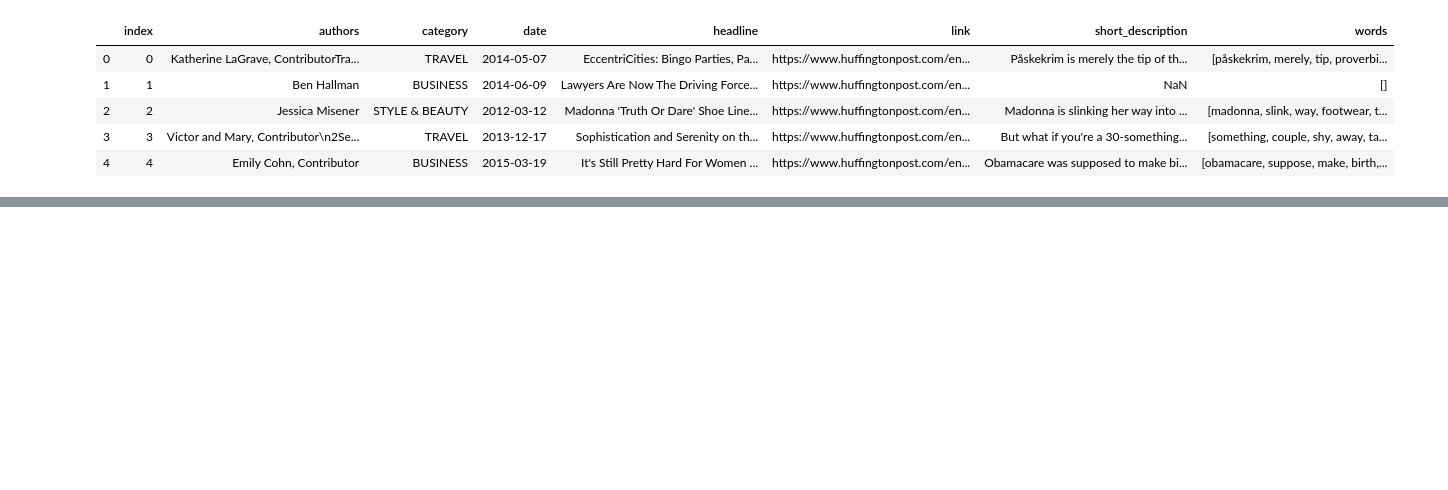
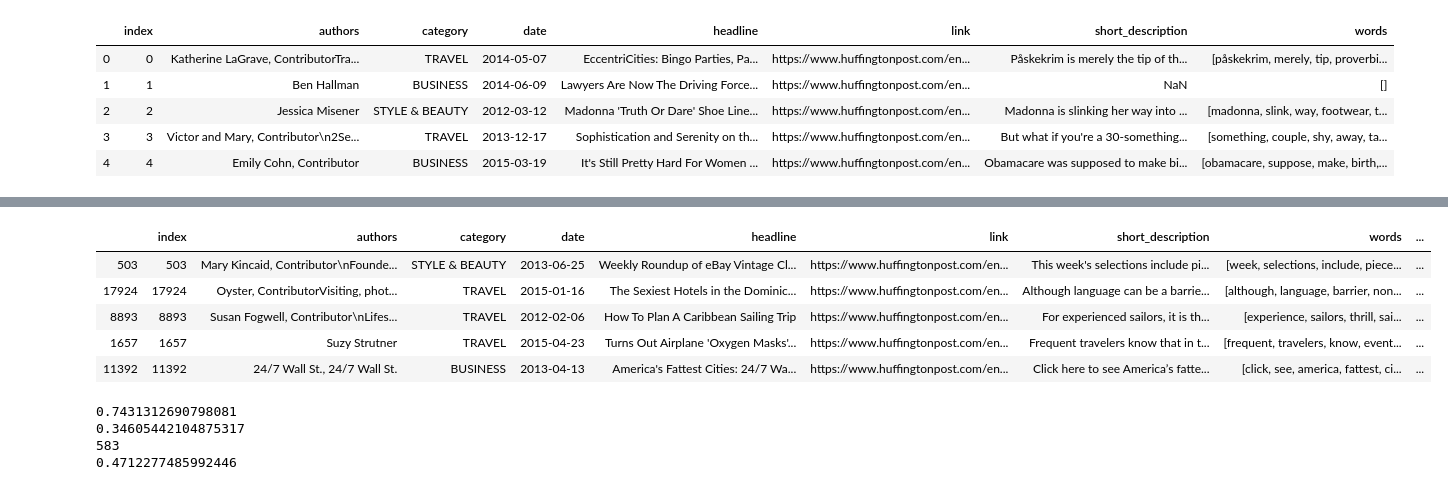
Before and after one commit to MNourbakhsh75/AI-CA3, a Jupyter notebook: CA3.ipynb, the cells around one changed output, grey strips where cells are left out. Saved outputs shown, nothing was run; the diff lists cells and outputs as text; code cells hidden in the pictures; blank space fills up the shorter version.

```diff
--- a/CA3.ipynb
+++ b/CA3.ipynb
@@ -139,0 +201,58 @@ accuracy
+# %%
+for index,row in evaluateData.iterrows():
+    travelPriorProbability = len(trainTravel)/(len(trainTravel)+len(trainBusiness)+len(trainSB))
+    businessPriorProbability = len(trainBusiness)/(len(trainTravel)+len(trainBusiness)+len(trainSB))
+    sbPriorProbability = len(trainSB)/(len(trainTravel)+len(trainBusiness)+len(trainSB))
+    words = set(row['words'])
+    for word in words:
+        if word in allTrainDataWords:
+            travelPriorProbability *= allDataFrame.at[word,'Travel Probability']
+            businessPriorProbability *= allDataFrame.at[word,'Business Probability']
+            sbPriorProbability *= allDataFrame.at[word,'Style & Beauty Probability']
+    evaluateData.at[index,'Travel Probability'] = travelPriorProbability
+    evaluateData.at[index,'Business Probability'] = businessPriorProbability
+    evaluateData.at[index,'Style & Beauty Probability'] = sbPriorProbability
+    if travelPriorProbability >= businessPriorProbability and travelPriorProbability >= sbPriorProbability:
+        evaluateData.at[index,'Prediction'] = 'TRAVEL'
+    if businessPriorProbability >= travelPriorProbability and businessPriorProbability >= sbPriorProbability:
+        evaluateData.at[index,'Prediction'] = 'BUSINESS'
+    if sbPriorProbability >= travelPriorProbability and sbPriorProbability>= businessPriorProbability:
+        evaluateData.at[index,'Prediction'] = 'STYLE & BEAUTY'
+# %%
+evaluateData.head()
+# %% [output]
+|  | index | authors | category | date | headline | link | short_description | words | ... |
+| 503 | 503 | Mary Kincaid, Contributor\nFounde... | STYLE & BEAUTY | 2013-06-25 | Weekly Roundup of eBay Vintage Cl... | https://www.huffingtonpost.com/en... | This week's selections include pi... | [week, selections, include, piece... | ... |
+| 17924 | 17924 | Oyster, ContributorVisiting, phot... | TRAVEL | 2015-01-16 | The Sexiest Hotels in the Dominic... | https://www.huffingtonpost.com/en... | Although language can be a barrie... | [although, language, barrier, non... | ... |
+| 8893 | 8893 | Susan Fogwell, Contributor\nLifes... | TRAVEL | 2012-02-06 | How To Plan A Caribbean Sailing Trip | https://www.huffingtonpost.com/en... | For experienced sailors, it is th... | [experience, sailors, thrill, sai... | ... |
+| 1657 | 1657 | Suzy Strutner | TRAVEL | 2015-04-23 | Turns Out Airplane 'Oxygen Masks'... | https://www.huffingtonpost.com/en... | Frequent travelers know that in t... | [frequent, travelers, know, event... | ... |
+| 11392 | 11392 | 24/7 Wall St., 24/7 Wall St. | BUSINESS | 2013-04-13 | America's Fattest Cities: 24/7 Wa... | https://www.huffingtonpost.com/en... | Click here to see America’s fatte... | [click, see, america, fattest, ci... | ... |
+# %%
+evaluateData['Correct'] = (evaluateData['category'] == evaluateData['Prediction'])
+correctDetected = (evaluateData['Correct']).sum()
+accuracy =  correctDetected / len(evaluateData)
+AllOfTravel = (evaluateData['category'] == 'TRAVEL').sum()
+AllOfBusiness = (evaluateData['category'] == 'BUSINESS').sum()
+AllOfSB = (evaluateData['category'] == 'STYLE & BEAUTY').sum()
+correctTravel = (evaluateData.loc[(evaluateData['Correct'] == True) & (dataFrame['category'] == 'TRAVEL')].all(axis='columns')).sum()
+correctBusiness = (evaluateData.loc[(evaluateData['Correct'] == True) & (dataFrame['category'] == 'BUSINESS')].all(axis='columns')).sum()
+correctSB = (evaluateData.loc[(evaluateData['Correct'] == True) & (dataFrame['category'] == 'STYLE & BEAUTY')].all(axis='columns')).sum()
+AllTravelDetected = (evaluateData['Prediction'] == 'TRAVEL').sum()
+AllSBDetected = (evaluateData['Prediction'] == 'STYLE & BEAUTY').sum()
+AllBusinessDetected = (evaluateData['Prediction'] == 'BUSINESS').sum()
+recall1 = (correctTravel) / (AllOfTravel)
+recall2 = correctBusiness / AllOfBusiness
+recall3 = correctSB / AllOfSB
+recall = recall1 + recall2 + recall3
+precision1 = (correctTravel) / (AllTravelDetected)
+precision2 = correctBusiness / AllBusinessDetected
+precision3 = correctSB / AllSBDetected
+precision = precision1 + precision2 + precision3
+print(accuracy)
+print(recall)
+print(precision)
+# %% [output]
+0.7431312690798081
+0.34605442104875317
+583
+0.4712277485992446
```
Also changed, not shown: parts of 18 cells of this notebook.
